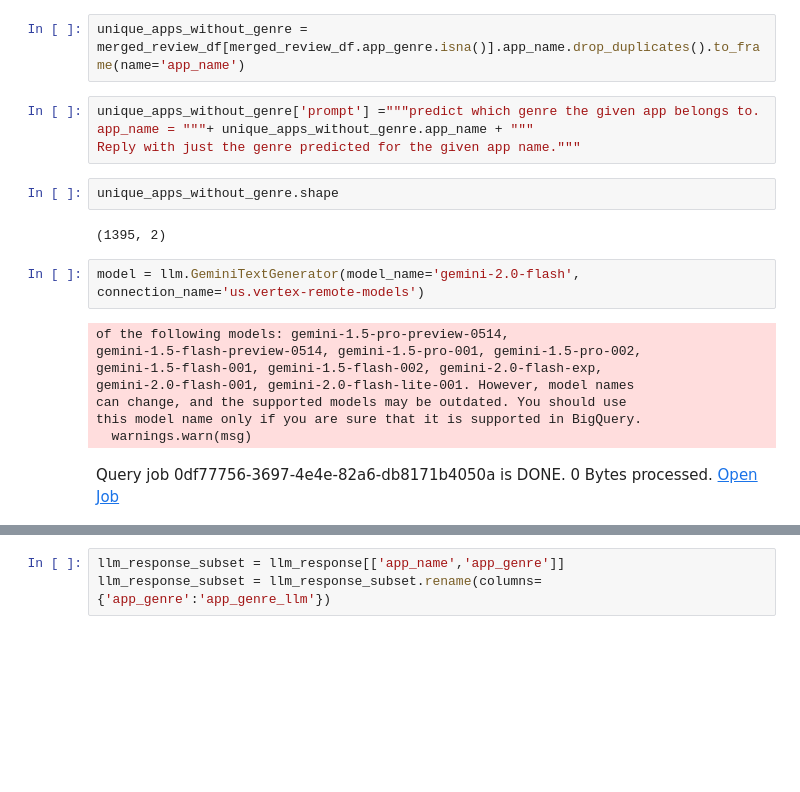
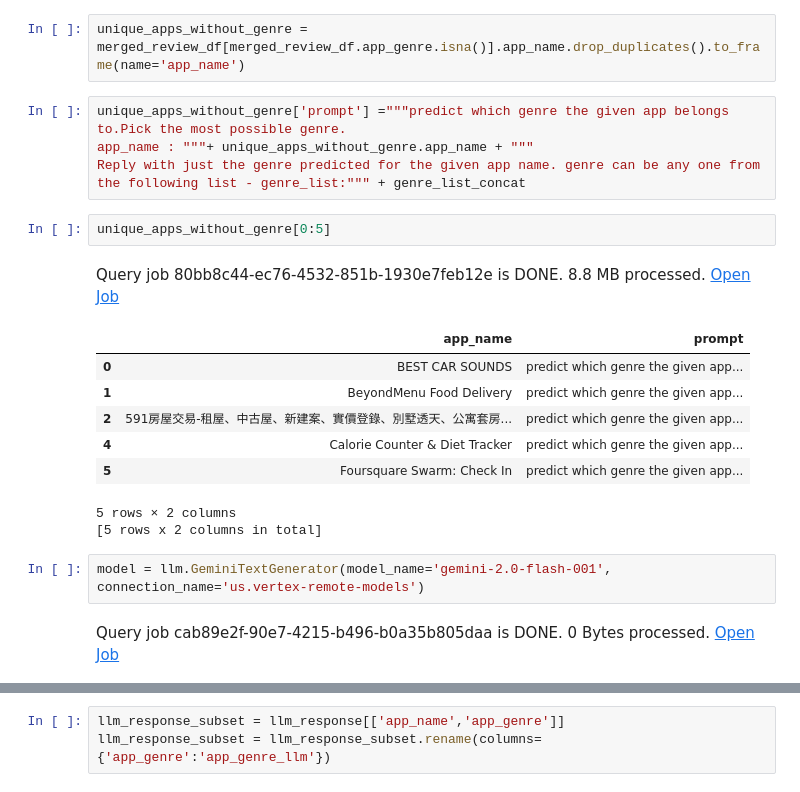
Before and after one commit to smvinodkumar910/market-mirror, a Jupyter notebook: backend/03_processing_data_01.ipynb, the cells around one changed output, grey strips where cells are left out. Saved outputs shown, nothing was run; the diff lists cells and outputs as text; blank space fills up the shorter version.

```diff
--- a/backend/03_processing_data_01.ipynb
+++ b/backend/03_processing_data_01.ipynb
@@ -112,23 +112,24 @@ genre_list_concat = ','.join(genre_list)
 # %%
 unique_apps_without_genre = merged_review_df[merged_review_df.app_genre.isna()].app_name.drop_duplicates().to_frame(name='app_name')
 # %%
-unique_apps_without_genre['prompt'] ="""predict which genre the given app belongs to.
-app_name = """+ unique_apps_without_genre.app_name + """
-Reply with just the genre predicted for the given app name."""
+unique_apps_without_genre['prompt'] ="""predict which genre the given app belongs to.Pick the most possible genre.
+app_name : """+ unique_apps_without_genre.app_name + """
+Reply with just the genre predicted for the given app name. genre can be any one from the following list - genre_list:""" + genre_list_concat
-# %%
-unique_apps_without_genre.shape
-# %% [output]
-(1395, 2)
+# %%
+unique_apps_without_genre[0:5]
+# %% [output]
+Query job 80bb8c44-ec76-4532-851b-1930e7feb12e is DONE. 8.8 MB processed. Open Job
+|  | app_name | prompt |
+| 0 | BEST CAR SOUNDS | predict which genre the given app... |
+| 1 | BeyondMenu Food Delivery | predict which genre the given app... |
+| 2 | 591房屋交易-租屋、中古屋、新建案、實價登錄、別墅透天、公寓套房... | predict which genre the given app... |
+| 4 | Calorie Counter & Diet Tracker | predict which genre the given app... |
+| 5 | Foursquare Swarm: Check In | predict which genre the given app... |
+5 rows × 2 columns
+[5 rows x 2 columns in total]
 # %%
-model = llm.GeminiTextGenerator(model_name='gemini-2.0-flash', connection_name='us.vertex-remote-models')
+model = llm.GeminiTextGenerator(model_name='gemini-2.0-flash-001', connection_name='us.vertex-remote-models')
 # %% [output]
-of the following models: gemini-1.5-pro-preview-0514,
-gemini-1.5-flash-preview-0514, gemini-1.5-pro-001, gemini-1.5-pro-002,
-gemini-1.5-flash-001, gemini-1.5-flash-002, gemini-2.0-flash-exp,
-gemini-2.0-flash-001, gemini-2.0-flash-lite-001. However, model names
-can change, and the supported models may be outdated. You should use
-this model name only if you are sure that it is supported in BigQuery.
-  warnings.warn(msg)
-Query job 0df77756-3697-4e4e-82a6-db8171b4050a is DONE. 0 Bytes processed. Open Job
+Query job cab89e2f-90e7-4215-b496-b0a35b805daa is DONE. 0 Bytes processed. Open Job
 # %%
 llm_response = model.predict(X=unique_apps_without_genre,
```
Also changed, not shown: parts of 21 cells of this notebook, 2 other files.
